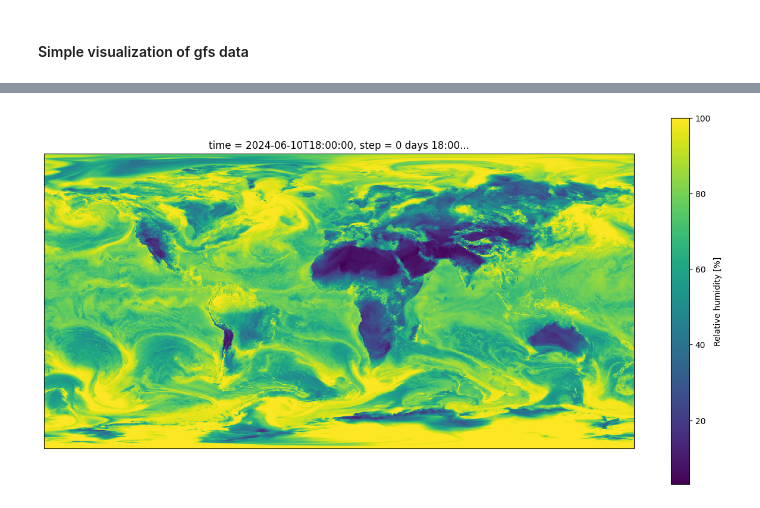
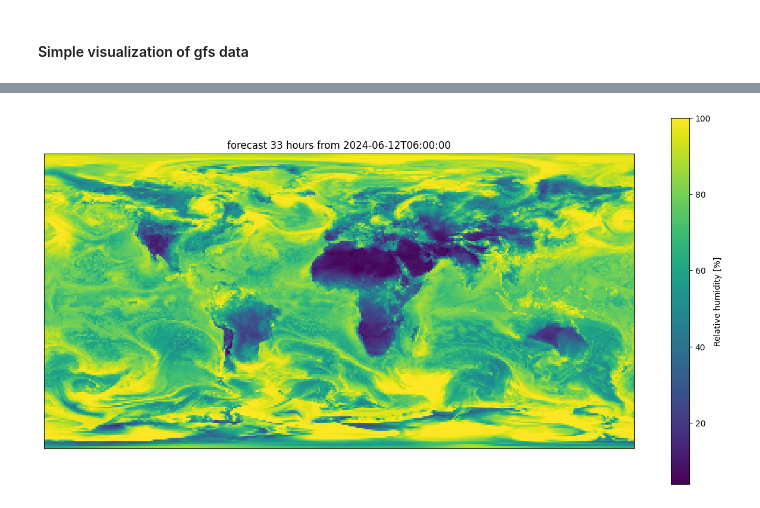
Before and after one commit to HighTechnologyFoundation/HTFCloudFellows, a Jupyter notebook: GFS_Analysis/accessing_data.ipynb, the cells around one changed output, grey strips where cells are left out. Saved outputs shown, nothing was run; the diff lists cells and outputs as text; code cells hidden in the pictures.

Commit message:
add plot

```diff
--- a/GFS_Analysis/accessing_data.ipynb
+++ b/GFS_Analysis/accessing_data.ipynb
@@ -156,17 +156,3 @@ df_usa.head()
 | 4 | 2024-06-10 12:00:00 | 4 days 06:00:00 | 3000.0 | 24.0 | 251.5 | 298.219299 | 81.900002 | ... |
 # %% [markdown]
 #### Simple visualization of gfs data
-# %%
-import matplotlib.pyplot as plt
-
-plt.figure(figsize=(15, 12))
-
-for n, cycle in enumerate(['00', '06', '12', '18']):
-
-    URL = file_path(cycle, '018', 2024, '06', '10', 0.25)
-
-    ds = read_into_xarray_dataset(URL, 'pressureFromGroundLayer')
-
-    ax = plt.subplot(2, 2, n + 1)
-
-    ds['t'].plot(ax = ax)
@@ -174,0 +159,28 @@ for n, cycle in enumerate(['00', '06', '12', '18']):
+# %%
+import matplotlib.pyplot as plt
+from alive_progress import alive_bar
+
+forecast_hours = [str(x) for x in range(12, 72 + 1, 12)]
+fig = plt.subplots(figsize = (15, 12))
+
+with alive_bar(len(forecast_hours), force_tty=True, title='Running', length=20, bar = 'smooth') as bar:
+
+    for n, forecast_hour in enumerate(forecast_hours):
+
+        URL = file_path('12', forecast_hour, 2024, '06', '12', 1.00)
+
+        ds = read_into_xarray_dataset(URL, 'pressureFromGroundLayer')
+
+        ax = plt.subplot(3, 2, n + 1)
+
+        ds['t'].plot(ax = ax)
+
+        plt.title(f"forecast {ds.step.values.astype('timedelta64[h]')} from {ds.time.values.astype('datetime64[s]')}")
+
+        bar()
+
+plt.suptitle('Three days forecast of Temperature with 1.00 degree resolution', size = 18)
+plt.tight_layout()
+plt.subplots_adjust(top=0.92)
+
+plt.show()
@@ -175,8 +190,9 @@ for n, cycle in enumerate(['00', '06', '12', '18']):
 # %%
 import cartopy.crs as ccrs
 
 fig, ax = plt.subplots(figsize=(16, 8), subplot_kw={'projection': ccrs.PlateCarree(central_longitude=180)})
 ds['r'].plot(ax = ax)
+plt.title(f"forecast {ds.step.values.astype('timedelta64[h]')} from {ds.time.values.astype('datetime64[s]')}")
 plt.show()
 # %% [output]
-[figure, old version]
+[figure, new version]
```
Also changed, not shown: parts of 2 cells of this notebook.
